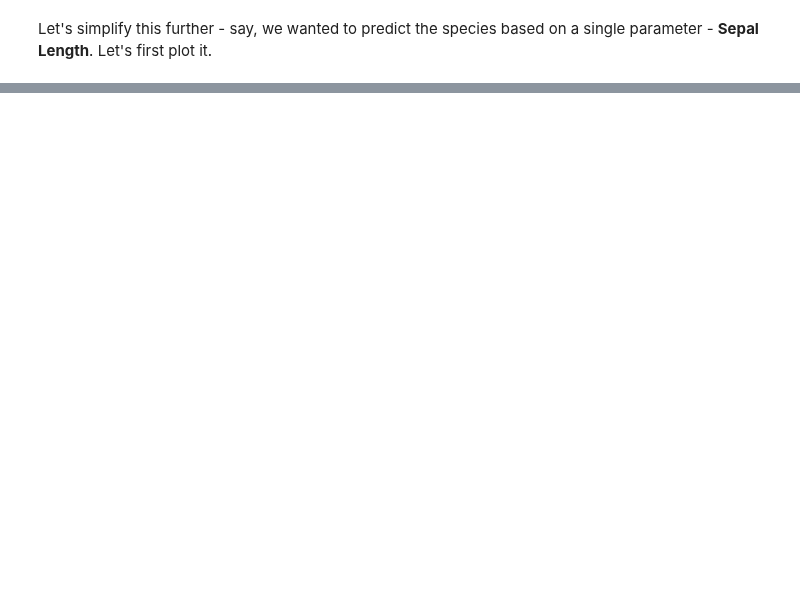
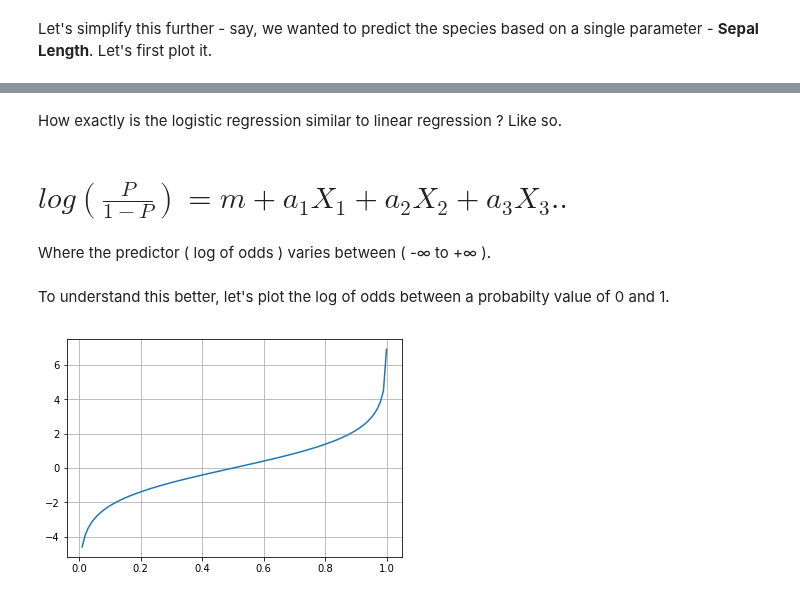
Before and after one commit to hotcode002/Machine-Learning-with-Python, a Jupyter notebook: week_3_ml_algorithms/day_11/notebooks/logistic_regression.ipynb, the cells around one changed output, grey strips where cells are left out. Saved outputs shown, nothing was run; the diff lists cells and outputs as text; code cells hidden in the pictures; blank space fills up the shorter version.

```diff
--- a/week_3_ml_algorithms/day_11/notebooks/logistic_regression.ipynb
+++ b/week_3_ml_algorithms/day_11/notebooks/logistic_regression.ipynb
@@ -74,0 +109,18 @@ iris_sepal_length
+# %% [markdown]
+How exactly is the logistic regression similar to linear regression ? Like so.
+# %% [markdown]
+# $log ( \frac{P}{1-P}) = m + a_1 X_1 + a_2 X_2 + a_3 X_3 .. $
+# %% [markdown]
+Where the predictor ( log of odds ) varies between ( -&infin; to +&infin; ).
+# %% [markdown]
+To understand this better, let's plot the log of odds between a probabilty value of 0 and 1.
+# %%
+import numpy as np
+
+x = np.linspace (0, 0.999, num=100)
+y = np.log (x/(1-x) )
+# %%
+plt.plot(x,y)
+plt.grid()
+# %% [output]
+[figure, added]
```
Also changed, not shown: parts of 56 cells of this notebook, 5 other files.
